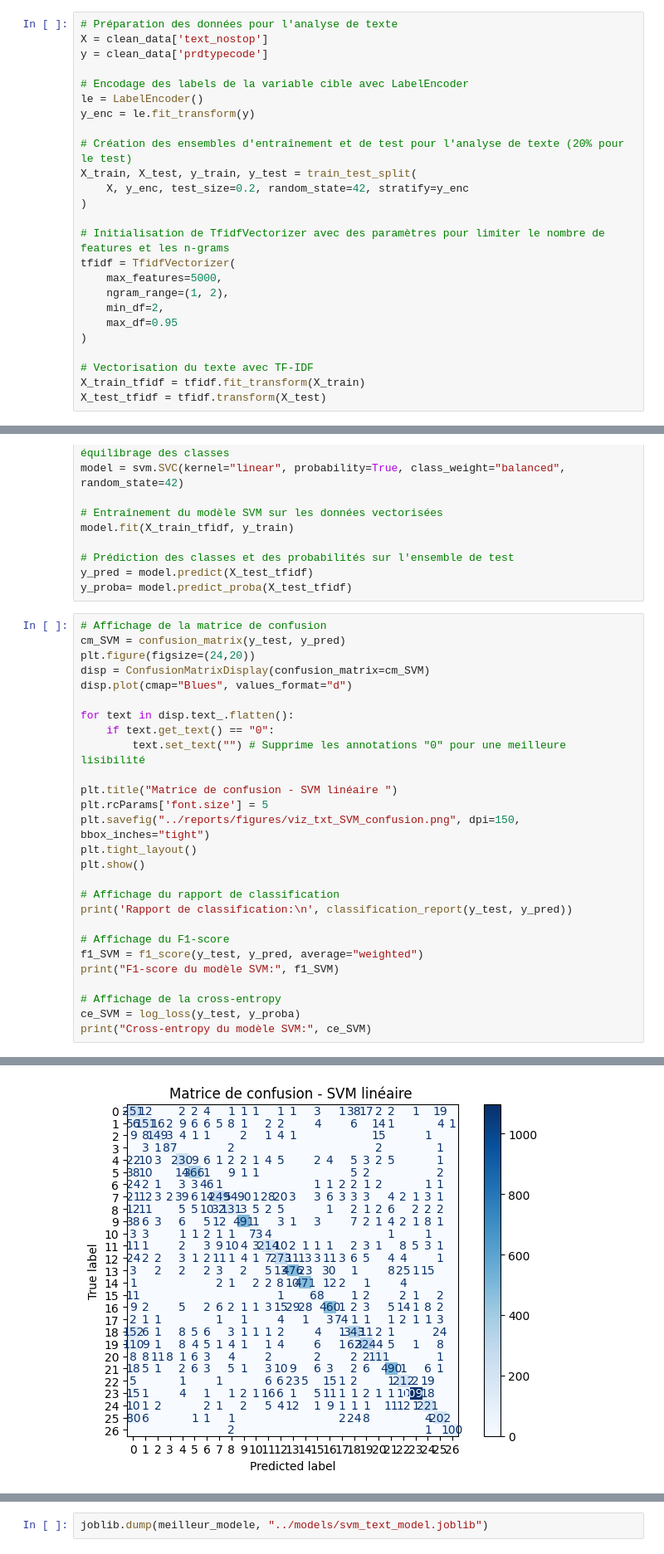
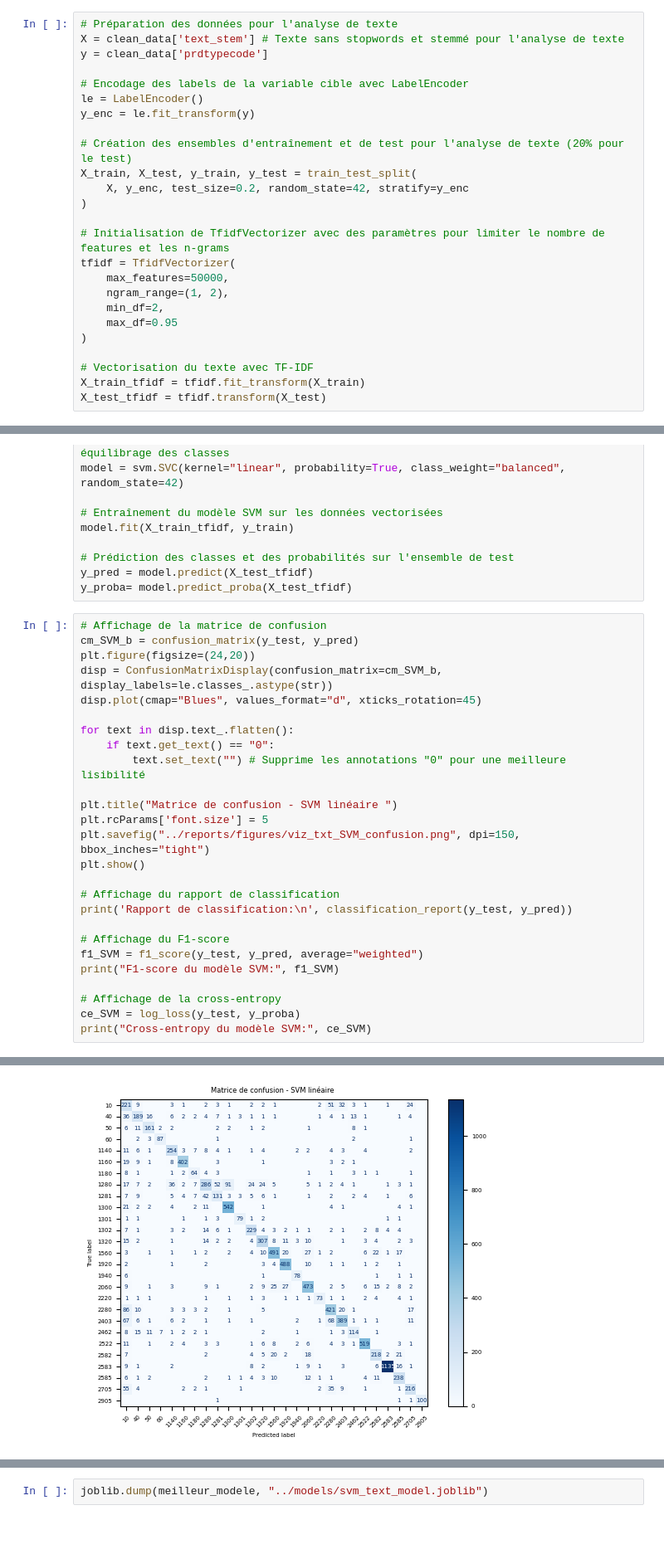
Before and after one commit to YacineA7/Rakuten-MLE-DEC25, a Jupyter notebook: notebooks/SVM_Linear_model.ipynb, the cells around one changed output, grey strips where cells are left out. Shown at 83% size. Drawn from its saved outputs; the diff is of its cells as text; blank space fills up the shorter version.

```diff
--- a/notebooks/SVM_Linear_model.ipynb
+++ b/notebooks/SVM_Linear_model.ipynb
@@ -174,7 +174,7 @@ def stem_text(text):
 clean_data["text_stem"] = clean_data["text_nostop"].apply(stem_text)  # Texte stemmé final
 # %%
 # Préparation des données pour l'analyse de texte
-X = clean_data['text_nostop']
+X = clean_data['text_stem'] # Texte sans stopwords et stemmé pour l'analyse de texte
 y = clean_data['prdtypecode']
 
 # Encodage des labels de la variable cible avec LabelEncoder
@@ -188,7 +188,7 @@ X_train, X_test, y_train, y_test = train_test_split(
 
 # Initialisation de TfidfVectorizer avec des paramètres pour limiter le nombre de features et les n-grams
 tfidf = TfidfVectorizer(
-    max_features=5000,
+    max_features=50000,
     ngram_range=(1, 2),
     min_df=2,
     max_df=0.95
@@ -211,34 +211,33 @@ y_pred = model.predict(X_test_tfidf)
 y_proba= model.predict_proba(X_test_tfidf)
 # %%
 # Affichage de la matrice de confusion
-cm_SVM = confusion_matrix(y_test, y_pred)
+cm_SVM_b = confusion_matrix(y_test, y_pred)
 plt.figure(figsize=(24,20))
-disp = ConfusionMatrixDisplay(confusion_matrix=cm_SVM)
-disp.plot(cmap="Blues", values_format="d")
+disp = ConfusionMatrixDisplay(confusion_matrix=cm_SVM_b, display_labels=le.classes_.astype(str))
+disp.plot(cmap="Blues", values_format="d", xticks_rotation=45)
 
 for text in disp.text_.flatten():
     if text.get_text() == "0":
         text.set_text("") # Supprime les annotations "0" pour une meilleure lisibilité
 
 plt.title("Matrice de confusion - SVM linéaire ")
 plt.rcParams['font.size'] = 5
 plt.savefig("../reports/figures/viz_txt_SVM_confusion.png", dpi=150, bbox_inches="tight")
-plt.tight_layout()
 plt.show()
 
 # Affichage du rapport de classification
 print('Rapport de classification:\n', classification_report(y_test, y_pred))
 
 # Affichage du F1-score
 f1_SVM = f1_score(y_test, y_pred, average="weighted")
 print("F1-score du modèle SVM:", f1_SVM)
 
 # Affichage de la cross-entropy
 ce_SVM = log_loss(y_test, y_proba)
 print("Cross-entropy du modèle SVM:", ce_SVM)
 # %% [output]
 <Figure size 2400x2000 with 0 Axes>
-[figure, old version]
+[figure, new version]
 Rapport de classification:
                precision    recall  f1-score   support
 
```
Also changed, not shown: parts of 8 cells of this notebook, 30 other files.
